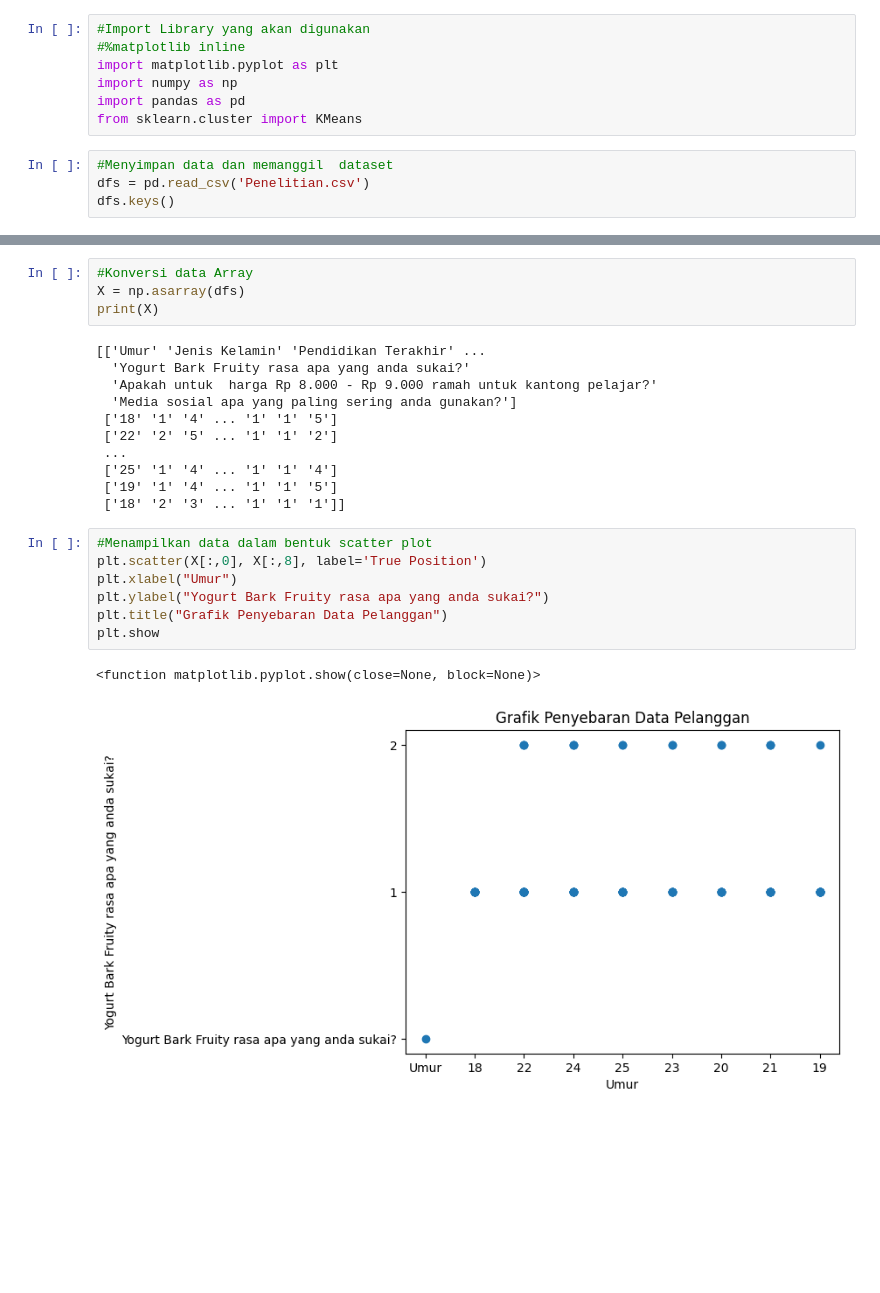
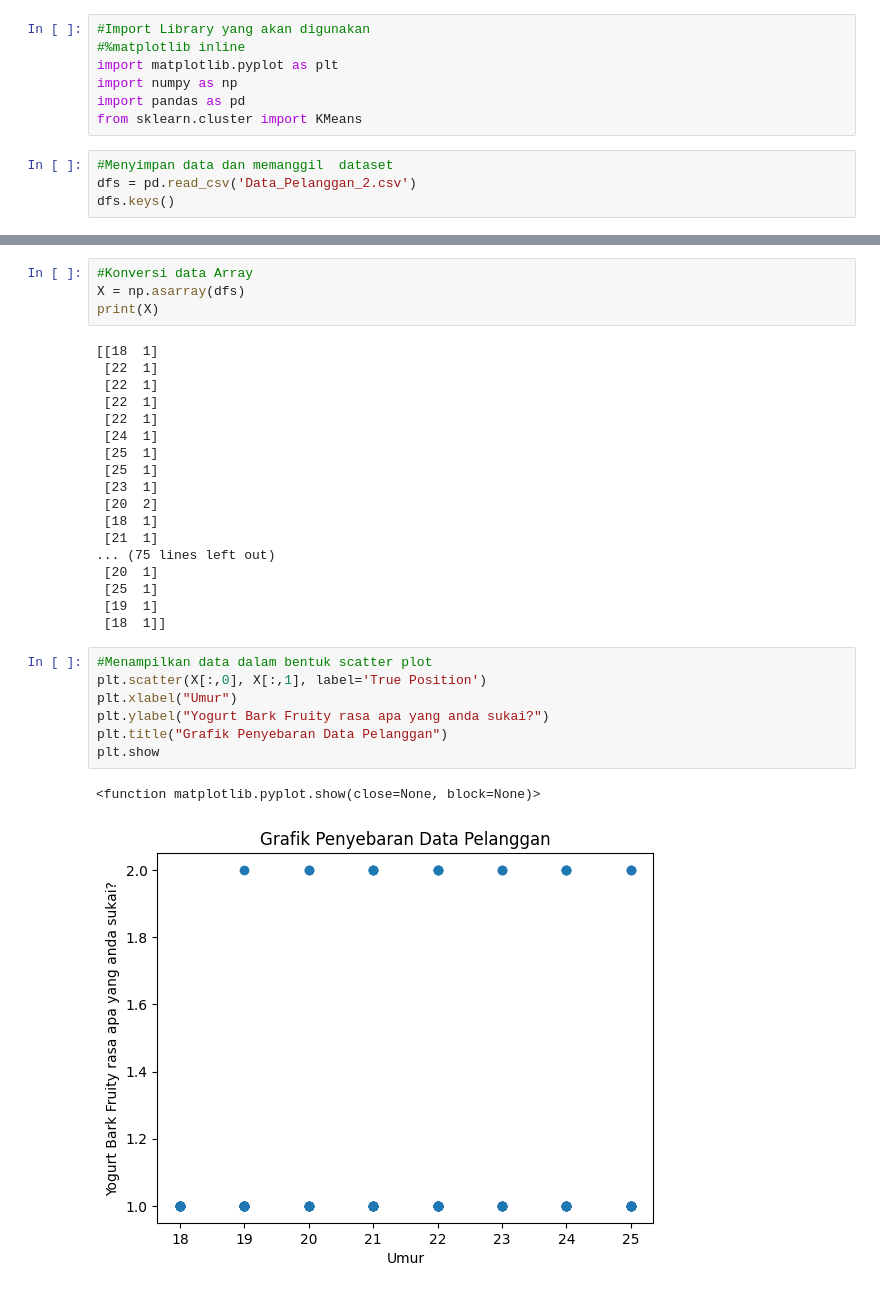
Before and after one commit to KristinBrGultom/Skripsi, a Jupyter notebook: Skripsi.ipynb, the cells around one changed output, grey strips where cells are left out. Cells and saved outputs as stored; diff of their text form; blank space fills up the shorter version.

```diff
--- a/Skripsi.ipynb
+++ b/Skripsi.ipynb
@@ -7,6 +7,6 @@ import pandas as pd
 from sklearn.cluster import KMeans
 # %%
 #Menyimpan data dan memanggil  dataset
-dfs = pd.read_csv('Penelitian.csv')
+dfs = pd.read_csv('Data_Pelanggan_2.csv')
 dfs.keys()
 # %% [output]
@@ -29,26 +26,33 @@ dfs.head()
 X = np.asarray(dfs)
 print(X)
 # %% [output]
-[['Umur' 'Jenis Kelamin' 'Pendidikan Terakhir' ...
-  'Yogurt Bark Fruity rasa apa yang anda sukai?'
-  'Apakah untuk  harga Rp 8.000 - Rp 9.000 ramah untuk kantong pelajar?'
-  'Media sosial apa yang paling sering anda gunakan?']
- ['18' '1' '4' ... '1' '1' '5']
- ['22' '2' '5' ... '1' '1' '2']
- ...
- ['25' '1' '4' ... '1' '1' '4']
- ['19' '1' '4' ... '1' '1' '5']
- ['18' '2' '3' ... '1' '1' '1']]
+[[18  1]
+ [22  1]
+ [22  1]
+ [22  1]
+ [22  1]
+ [24  1]
+ [25  1]
+ [25  1]
+ [23  1]
+ [20  2]
+ [18  1]
+ [21  1]
+... (75 lines left out)
+ [20  1]
+ [25  1]
+ [19  1]
+ [18  1]]
 # %%
 #Menampilkan data dalam bentuk scatter plot
-plt.scatter(X[:,0], X[:,8], label='True Position')
+plt.scatter(X[:,0], X[:,1], label='True Position')
 plt.xlabel("Umur")
 plt.ylabel("Yogurt Bark Fruity rasa apa yang anda sukai?")
 plt.title("Grafik Penyebaran Data Pelanggan")
 plt.show
 # %% [output]
 <function matplotlib.pyplot.show(close=None, block=None)>
-[figure, old version]
+[figure, new version]
 # %%
 #Mengaktifkan K_means dengan jumlah Kluster= 2
 kmeans = KMeans(n_clusters=2)
```
Also changed, not shown: parts of 7 cells of this notebook, 1 other file.
